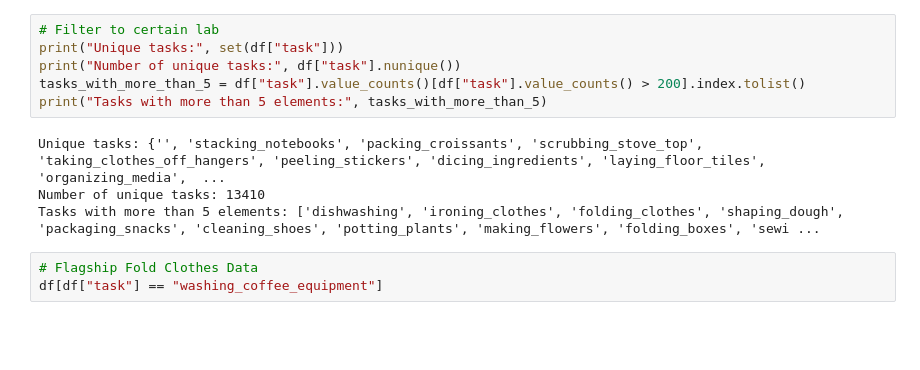
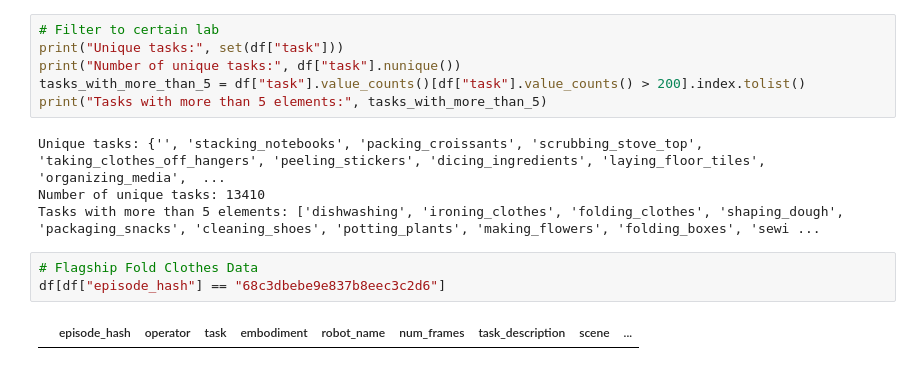
Before and after one commit to mecka-ai/EgoVerse, a Jupyter notebook: egomimic/scripts/tutorials/sql_tutorial.ipynb, the cells around one changed output. Saved outputs shown, nothing was run; the diff lists cells and outputs as text; blank space fills up the shorter version.

```diff
--- a/egomimic/scripts/tutorials/sql_tutorial.ipynb
+++ b/egomimic/scripts/tutorials/sql_tutorial.ipynb
@@ -49,4 +49,6 @@ Number of unique tasks: 13410
 Tasks with more than 5 elements: ['dishwashing', 'ironing_clothes', 'folding_clothes', 'shaping_dough', 'packaging_snacks', 'cleaning_shoes', 'potting_plants', 'making_flowers', 'folding_boxes', 'sewi ...
 # %%
 # Flagship Fold Clothes Data
-df[df["task"] == "washing_coffee_equipment"]
+df[df["episode_hash"] == "68c3dbebe9e837b8eec3c2d6"]
+# %% [output]
+|  | episode_hash | operator | task | embodiment | robot_name | num_frames | task_description | scene | ... |
```
Also changed, not shown: parts of 1 cell of this notebook, 3 other files.
